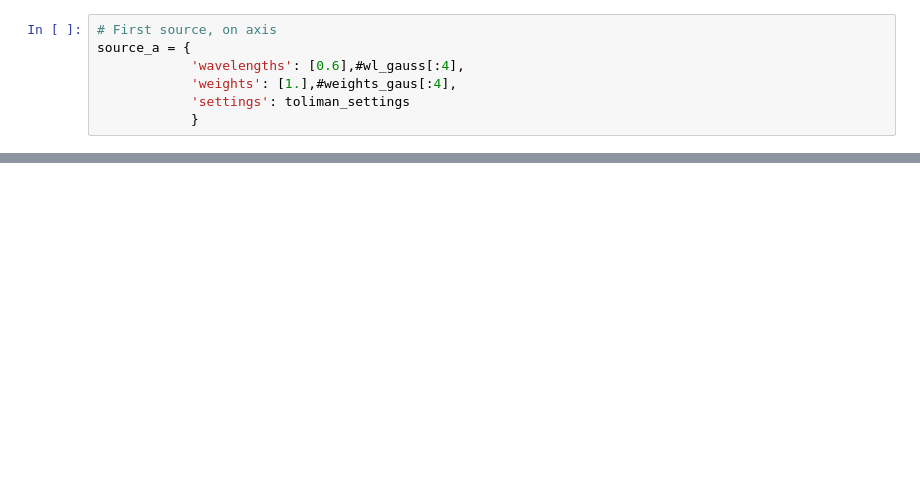
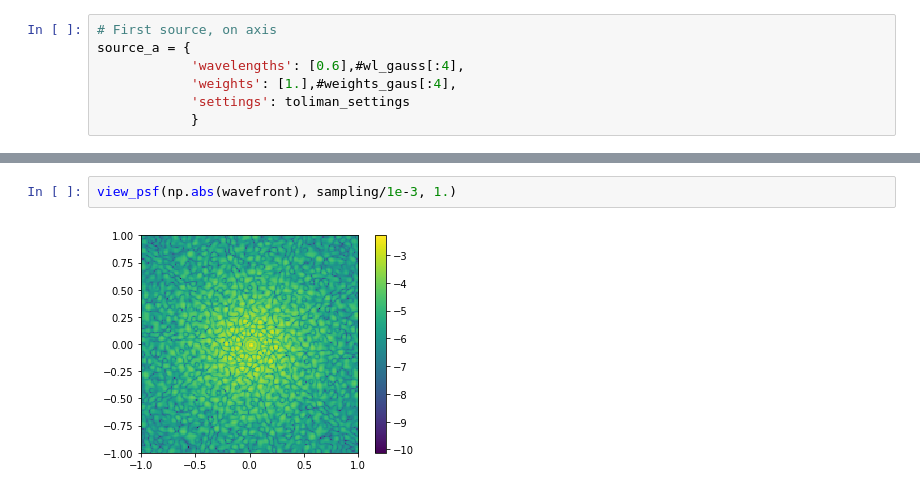
Before and after one commit to benjaminpope/toliman, a Jupyter notebook: image_modelling/notebooks/Validate spiral PSF.ipynb, the cells around one changed output, grey strips where cells are left out. Saved outputs shown, nothing was run; the diff lists cells and outputs as text; blank space fills up the shorter version.

```diff
--- a/image_modelling/notebooks/Validate spiral PSF.ipynb
+++ b/image_modelling/notebooks/Validate spiral PSF.ipynb
@@ -83,0 +101,4 @@ print(type(zemax))
+# %%
+view_psf(np.abs(wavefront), sampling/1e-3, 1.)
+# %% [output]
+[figure, added]
```
Also changed, not shown: parts of 23 cells of this notebook, 3 other files.
